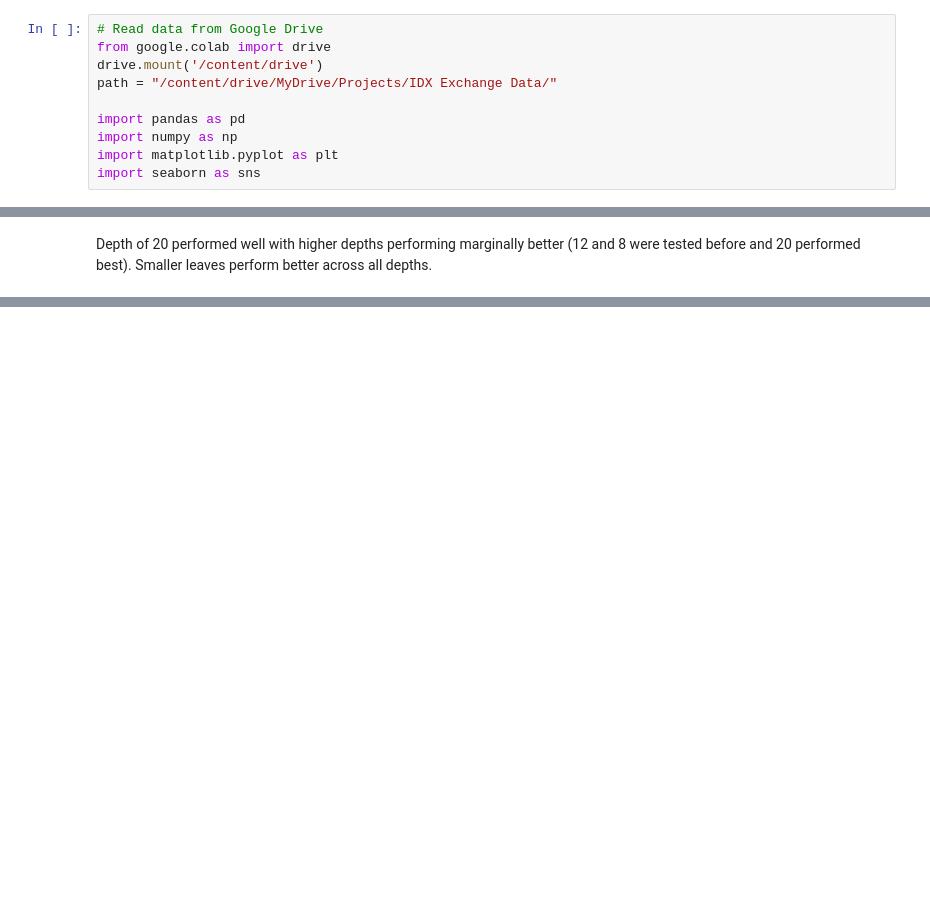
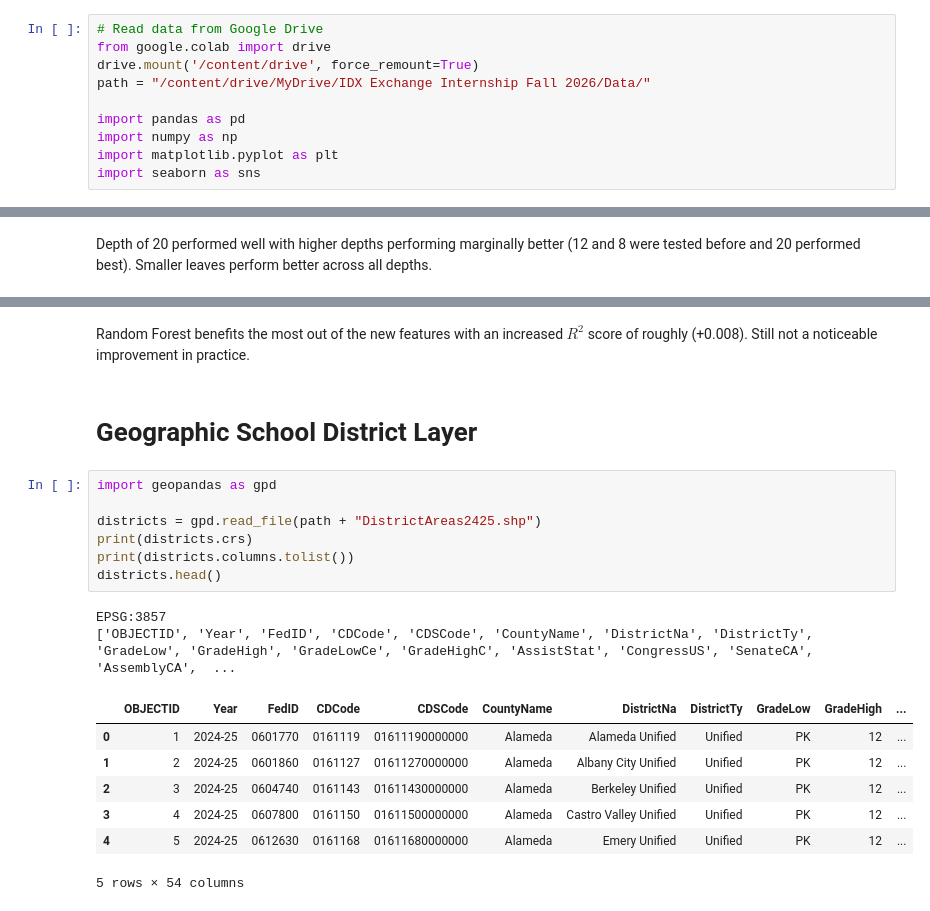
Before and after one commit to kylevalibia/IDX-Exchange-Data-Science, a Jupyter notebook: 04_model_comparison.ipynb, the cells around one changed output, grey strips where cells are left out. Saved outputs shown, nothing was run; the diff lists cells and outputs as text; blank space fills up the shorter version.

```diff
--- a/04_model_comparison.ipynb
+++ b/04_model_comparison.ipynb
@@ -3,8 +3,8 @@
 # %%
 # Read data from Google Drive
 from google.colab import drive
-drive.mount('/content/drive')
-path = "/content/drive/MyDrive/Projects/IDX Exchange Data/"
+drive.mount('/content/drive', force_remount=True)
+path = "/content/drive/MyDrive/IDX Exchange Internship Fall 2026/Data/"
 
 import pandas as pd
 import numpy as np
@@ -527,0 +638,21 @@ Weaknesses:
+# %% [markdown]
+Random Forest benefits the most out of the new features with an increased $R^2$ score of roughly (+0.008). Still not a noticeable improvement in practice.
+# %% [markdown]
+# Geographic School District Layer
+# %%
+import geopandas as gpd
+
+districts = gpd.read_file(path + "DistrictAreas2425.shp")
+print(districts.crs)
+print(districts.columns.tolist())
+districts.head()
+# %% [output]
+EPSG:3857
+['OBJECTID', 'Year', 'FedID', 'CDCode', 'CDSCode', 'CountyName', 'DistrictNa', 'DistrictTy', 'GradeLow', 'GradeHigh', 'GradeLowCe', 'GradeHighC', 'AssistStat', 'CongressUS', 'SenateCA', 'AssemblyCA',  ...
+|  | OBJECTID | Year | FedID | CDCode | CDSCode | CountyName | DistrictNa | DistrictTy | GradeLow | GradeHigh | ... |
+| 0 | 1 | 2024-25 | 0601770 | 0161119 | 01611190000000 | Alameda | Alameda Unified | Unified | PK | 12 | ... |
+| 1 | 2 | 2024-25 | 0601860 | 0161127 | 01611270000000 | Alameda | Albany City Unified | Unified | PK | 12 | ... |
+| 2 | 3 | 2024-25 | 0604740 | 0161143 | 01611430000000 | Alameda | Berkeley Unified | Unified | PK | 12 | ... |
+| 3 | 4 | 2024-25 | 0607800 | 0161150 | 01611500000000 | Alameda | Castro Valley Unified | Unified | PK | 12 | ... |
+| 4 | 5 | 2024-25 | 0612630 | 0161168 | 01611680000000 | Alameda | Emery Unified | Unified | PK | 12 | ... |
+5 rows × 54 columns
```
Also changed, not shown: parts of 39 cells of this notebook.
